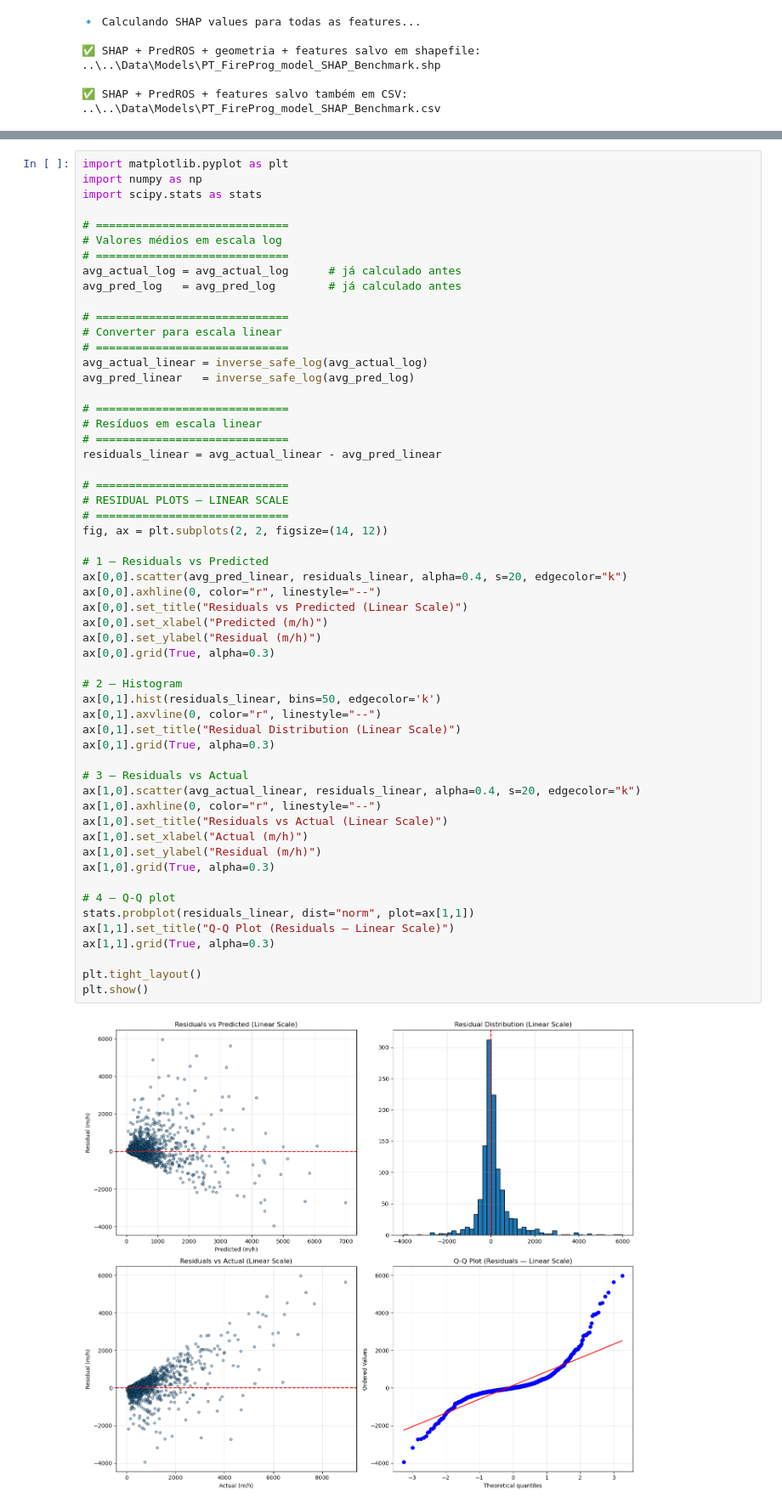
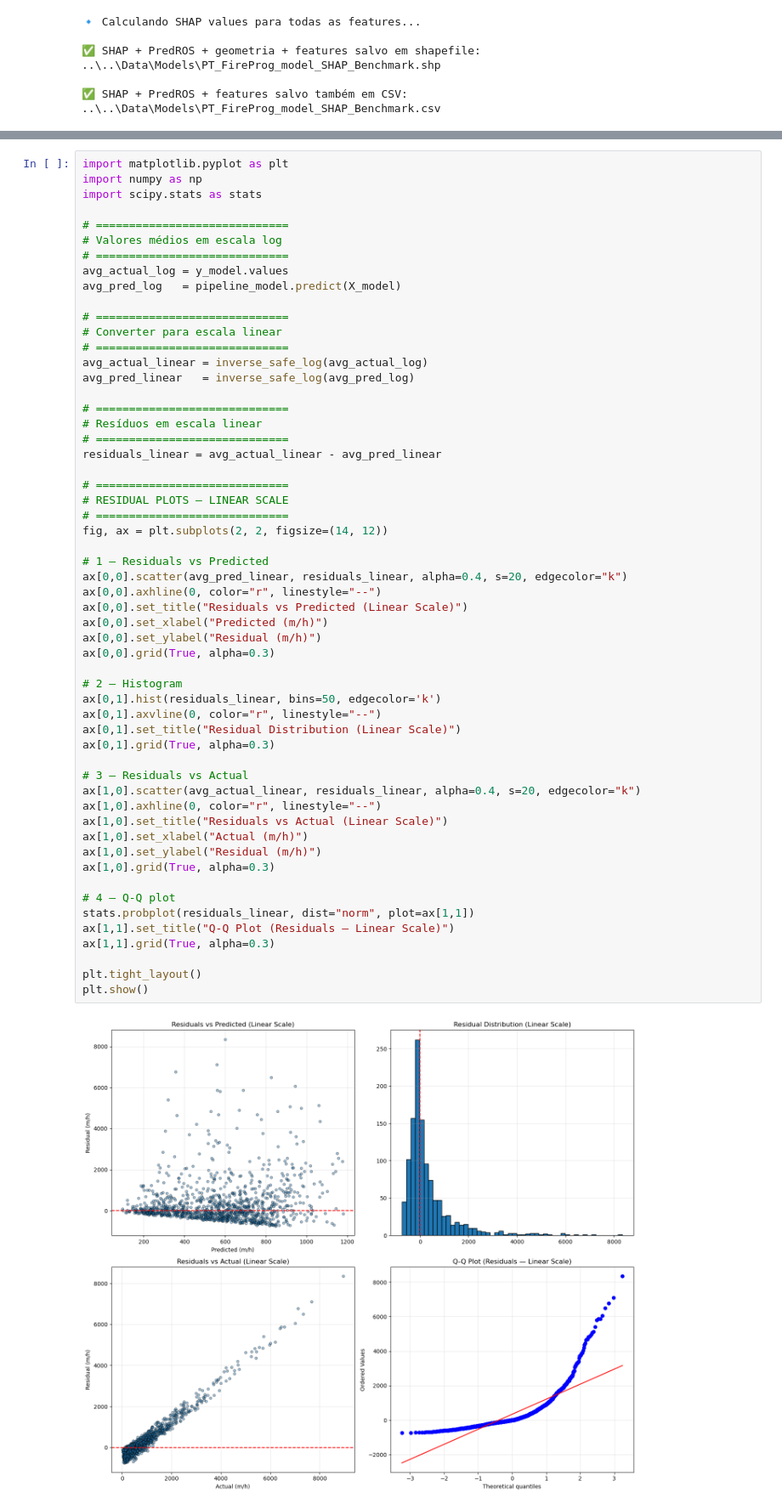
Before and after one commit to rafael-bork/FIRE-HACK-Project, a Jupyter notebook: Notebooks/4Models/Linear_model.ipynb, the cells around one changed output, grey strips where cells are left out. Shown at 85% size. Cells and saved outputs as stored; diff of their text form.

```diff
--- a/Notebooks/4Models/Linear_model.ipynb
+++ b/Notebooks/4Models/Linear_model.ipynb
@@ -1473,8 +1435,8 @@ import scipy.stats as stats
 # =============================
 # Valores médios em escala log
 # =============================
-avg_actual_log = avg_actual_log      # já calculado antes
-avg_pred_log   = avg_pred_log        # já calculado antes
+avg_actual_log = y_model.values
+avg_pred_log   = pipeline_model.predict(X_model)
 
 # =============================
 # Converter para escala linear
@@ -1495,34 +1457,34 @@ fig, ax = plt.subplots(2, 2, figsize=(14, 12))
 # 1 — Residuals vs Predicted
 ax[0,0].scatter(avg_pred_linear, residuals_linear, alpha=0.4, s=20, edgecolor="k")
 ax[0,0].axhline(0, color="r", linestyle="--")
 ax[0,0].set_title("Residuals vs Predicted (Linear Scale)")
 ax[0,0].set_xlabel("Predicted (m/h)")
 ax[0,0].set_ylabel("Residual (m/h)")
 ax[0,0].grid(True, alpha=0.3)
 
 # 2 — Histogram
 ax[0,1].hist(residuals_linear, bins=50, edgecolor='k')
 ax[0,1].axvline(0, color="r", linestyle="--")
 ax[0,1].set_title("Residual Distribution (Linear Scale)")
 ax[0,1].grid(True, alpha=0.3)
 
 # 3 — Residuals vs Actual
 ax[1,0].scatter(avg_actual_linear, residuals_linear, alpha=0.4, s=20, edgecolor="k")
 ax[1,0].axhline(0, color="r", linestyle="--")
 ax[1,0].set_title("Residuals vs Actual (Linear Scale)")
 ax[1,0].set_xlabel("Actual (m/h)")
 ax[1,0].set_ylabel("Residual (m/h)")
 ax[1,0].grid(True, alpha=0.3)
 
 # 4 — Q-Q plot
 stats.probplot(residuals_linear, dist="norm", plot=ax[1,1])
 ax[1,1].set_title("Q-Q Plot (Residuals — Linear Scale)")
 ax[1,1].grid(True, alpha=0.3)
 
 plt.tight_layout()
 plt.show()
 # %% [output]
-[figure, old version]
+[figure, new version]
 # %%
 import matplotlib.pyplot as plt
 import numpy as np
```
Also changed, not shown: parts of 6 cells of this notebook.
